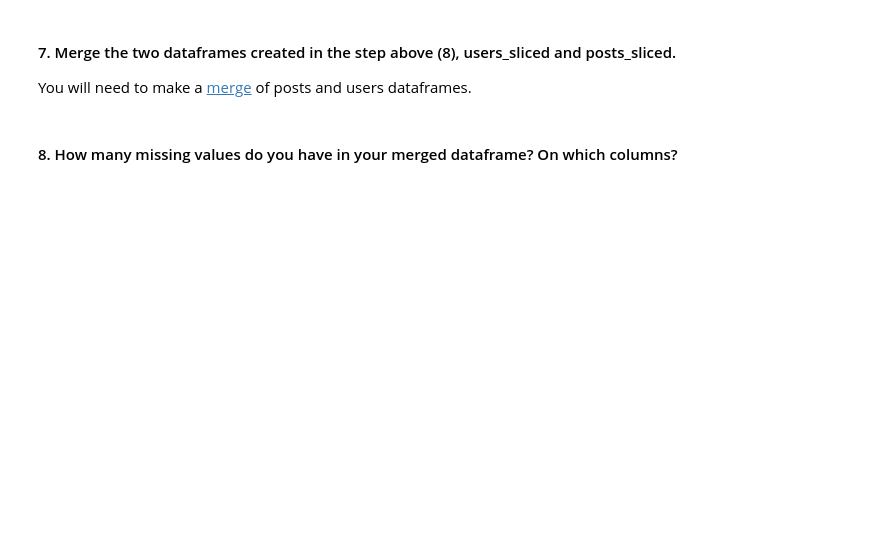
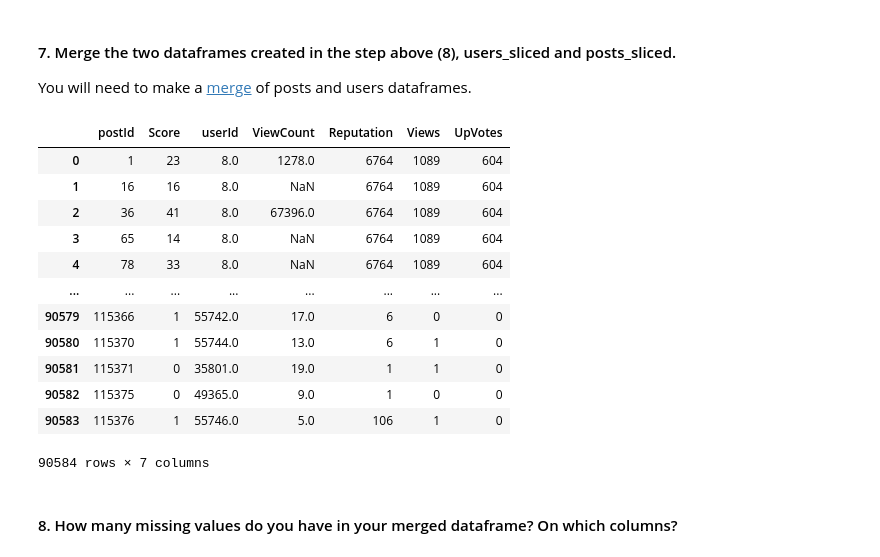
Before and after one commit to ta-data-remote/lab-data-cleaning, a Jupyter notebook: your-code/main.ipynb, the cells around one changed output. Cells and saved outputs as stored; diff of their text form; code cells hidden in the pictures; blank space fills up the shorter version.

Commit message:
Week2-Day2-Lab1-Submission of lab-data-cleaning

```diff
--- a/your-code/main.ipynb
+++ b/your-code/main.ipynb
@@ -9,2 +58,6 @@
 # %% [markdown]
 #### 4. Import the posts table.
+# %%
+post_data = pd.read_csv('/Users/ayubpathan/Desktop/ironhack/Week2/lab-data-cleaning/data/posts.csv')
+post_data_original =post_data.copy()
+post_data
@@ -11,2 +98,5 @@
 # %% [markdown]
 #### 5. Rename Id column to postId and OwnerUserId to userId.
+# %%
+post_data.rename(columns={"Id":"postId", "OwnerUserId":"userId"}, inplace = True)
+list(post_data.columns)
@@ -14,3 +106,6 @@
 #### 6. Define new dataframes for users and posts with the following selected columns:
 **users_sliced columns**: userId, Reputation, Views, UpVotes
 **posts_sliced columns**: postId, Score, userId, ViewCount
+# %%
+users_sliced_columns = user_data[["userId", "Reputation", "Views", "UpVotes"]]
+users_sliced_columns
@@ -16,0 +126,3 @@
+# %%
+posts_sliced_columns = post_data[["postId", "Score", "userId", "ViewCount"]]
+posts_sliced_columns
@@ -17,5 +143,23 @@
 # %% [markdown]
 #### 7. Merge the two dataframes created in the step above (8), users_sliced and posts_sliced.
 You will need to make a [merge](https://pandas.pydata.org/pandas-docs/stable/generated/pandas.DataFrame.merge.html) of posts and users dataframes.
+# %%
+#merge_df = pd.DataFrame.merge(on='userId', posts_sliced_columns, users_sliced_columns, join ='Left').reset_index(drop=True)
+merge_df = pd.DataFrame.merge(posts_sliced_columns, users_sliced_columns,how='inner',on='userId')
+merge_df
+# %% [output]
+|  | postId | Score | userId | ViewCount | Reputation | Views | UpVotes |
+| 0 | 1 | 23 | 8.0 | 1278.0 | 6764 | 1089 | 604 |
+| 1 | 16 | 16 | 8.0 | NaN | 6764 | 1089 | 604 |
+| 2 | 36 | 41 | 8.0 | 67396.0 | 6764 | 1089 | 604 |
+| 3 | 65 | 14 | 8.0 | NaN | 6764 | 1089 | 604 |
+| 4 | 78 | 33 | 8.0 | NaN | 6764 | 1089 | 604 |
+| ... | ... | ... | ... | ... | ... | ... | ... |
+| 90579 | 115366 | 1 | 55742.0 | 17.0 | 6 | 0 | 0 |
+| 90580 | 115370 | 1 | 55744.0 | 13.0 | 6 | 1 | 0 |
+| 90581 | 115371 | 0 | 35801.0 | 19.0 | 1 | 1 | 0 |
+| 90582 | 115375 | 0 | 49365.0 | 9.0 | 1 | 0 | 0 |
+| 90583 | 115376 | 1 | 55746.0 | 5.0 | 106 | 1 | 0 |
+90584 rows × 7 columns
 # %% [markdown]
 #### 8. How many missing values do you have in your merged dataframe? On which columns?
```
Also changed, not shown: parts of 15 cells of this notebook.
